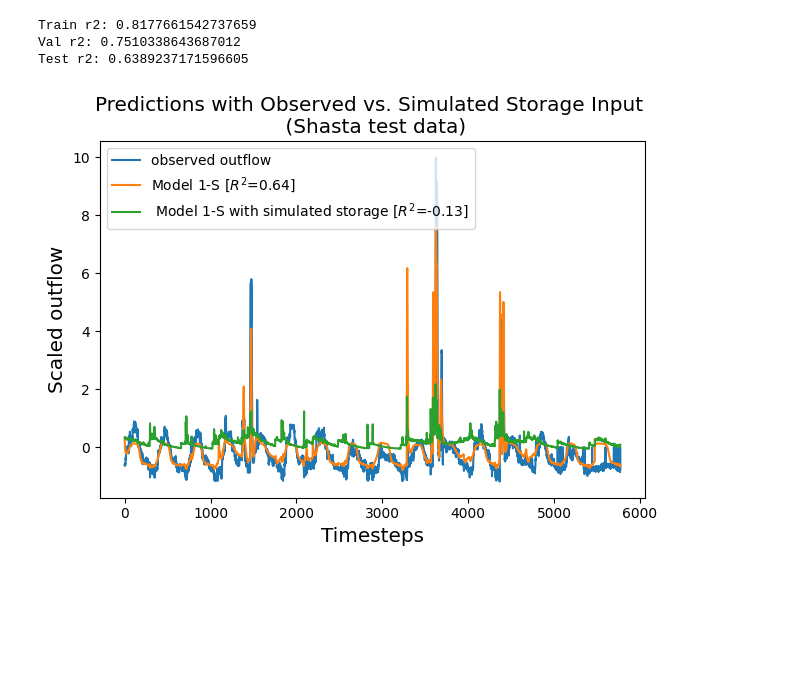
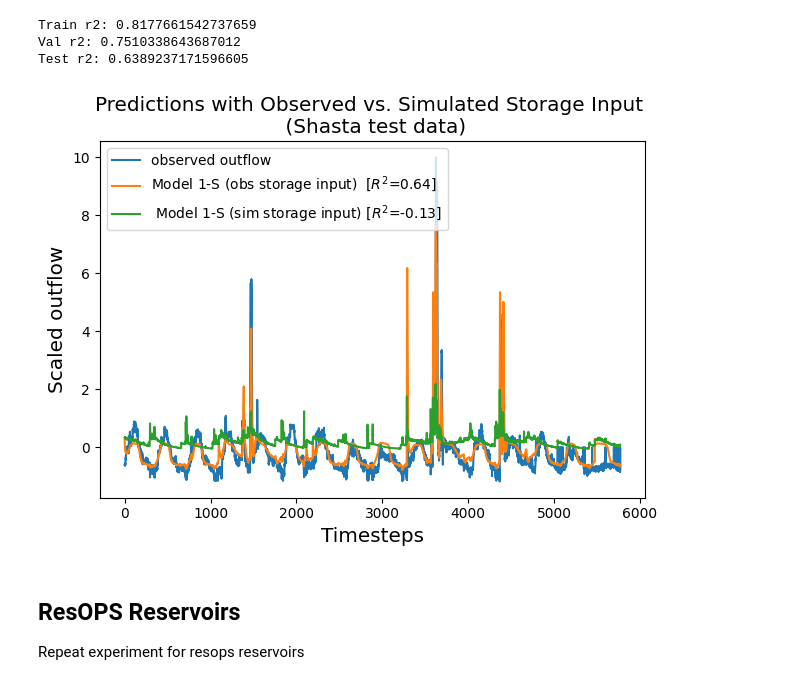
Before and after one commit to Matt2371/DL-reservoir-modeling, a Jupyter notebook: experiments/12a_model1s_implied_input.ipynb, the cells around one changed output. Drawn from its saved outputs; the diff is of its cells as text; code cells hidden in the pictures; blank space fills up the shorter version.

Commit message:
Extend sim storage experiment
- Extended Model1S with simulated storage exp. to ResOPS (save r2 as csv)

```diff
--- a/experiments/12a_model1s_implied_input.ipynb
+++ b/experiments/12a_model1s_implied_input.ipynb
@@ -29,7 +31,7 @@ from src.models.hyperparameter_tuning import *
 ## Shasta storage model 1-S
 Compare effect of using implied storage on LSTM Model 1-S instead of observed storage
 # %%
-def data_processing(name, transform_type, train_frac=0.6, val_frac=0.2, test_frac=0.2, left='1944-01-01', right='2022-12-31', log_names=[], return_scaler=False, storage=True):
+def data_processing_usbr(name, transform_type, train_frac=0.6, val_frac=0.2, test_frac=0.2, left='1944-01-01', right='2022-12-31', log_names=[], return_scaler=False, storage=True):
     """
     Run data processing pipeline.
     Params:
@@ -79,7 +81,7 @@ def data_processing(name, transform_type, train_frac=0.6, val_frac=0.2, test_fra
 ##############################################################################################################
 
 # Run data processing pipeline (resulting tuple contains (X, y))
-train_tuple, val_tuple, test_tuple, scaler = data_processing(name='Shasta', transform_type='standardize',
+train_tuple, val_tuple, test_tuple, scaler = data_processing_usbr(name='Shasta', transform_type='standardize',
                                                      left=f'1944-01-01', return_scaler=True, storage=True)
 
 # Create PyTorch dataset/dataloader for training and validation
@@ -166,22 +168,26 @@ def predict_sub_implied_storage(model, x, initial_storage, mean, std, conv_facto
 # %%
 implied_out, implied_storages = predict_sub_implied_storage(model=model, x=test_tuple[0], initial_storage=0, mean=scaler.mean, std=scaler.std, conv_factor=86400 / 43559.9)
 y_hat = predict(model=model, x=test_tuple[0])
 
 # flatten, remove pad values
 y_hat, y = flatten_rm_pad(y_hat, test_tuple[1])
 implied_y_hat, _ = flatten_rm_pad(implied_out, test_tuple[1])
 implied_storages, _ = flatten_rm_pad(implied_storages, test_tuple[1])
 
 # plot
 fig, ax = plt.subplots()
 ax.plot(y, label='observed outflow')
-ax.plot(y_hat, label=f'Model 1-S [$R^2$={round(r2_score(y, y_hat), 2)}]')
-ax.plot(implied_y_hat, label=f' Model 1-S with simulated storage [$R^2$={round(r2_score(y, implied_y_hat), 2)}]')
+ax.plot(y_hat, label=f'Model 1-S (obs storage input)  [$R^2$={round(r2_score(y, y_hat), 2)}]')
+ax.plot(implied_y_hat, label=f' Model 1-S (sim storage input) [$R^2$={round(r2_score(y, implied_y_hat), 2)}]')
 ax.set_ylabel("Scaled outflow", size='x-large')
 ax.set_xlabel("Timesteps", size='x-large')
 ax.set_title("Predictions with Observed vs. Simulated Storage Input \n (Shasta test data)", size='x-large')
 ax.legend(loc='upper left')
 plt.tight_layout()
+plt.savefig("report/drafting/8_15_2025/Figures/model1s_shasta_sim_input.png", dpi=300)
 plt.show()
 # %% [output]
-[figure, old version]
+[figure, new version]
+# %% [markdown]
+## ResOPS Reservoirs
+Repeat experiment for resops reservoirs
```
Also changed, not shown: parts of 4 cells of this notebook, 4 other files.
